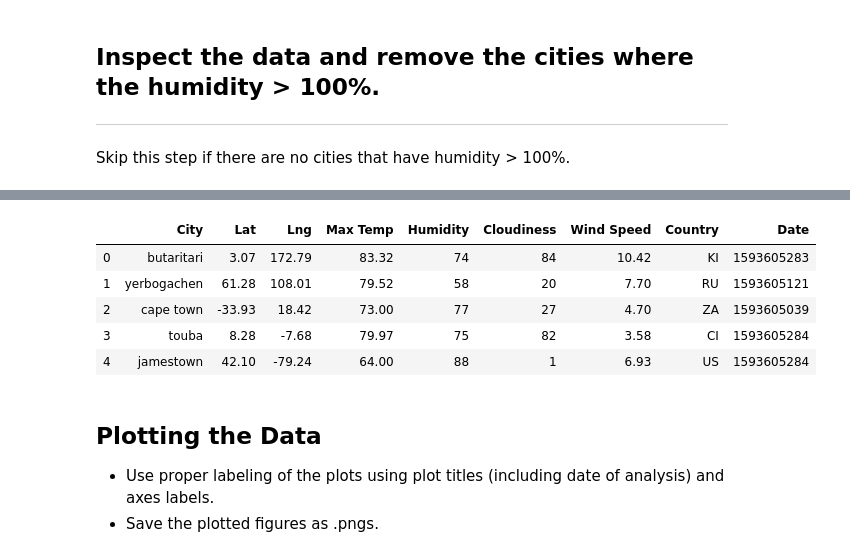
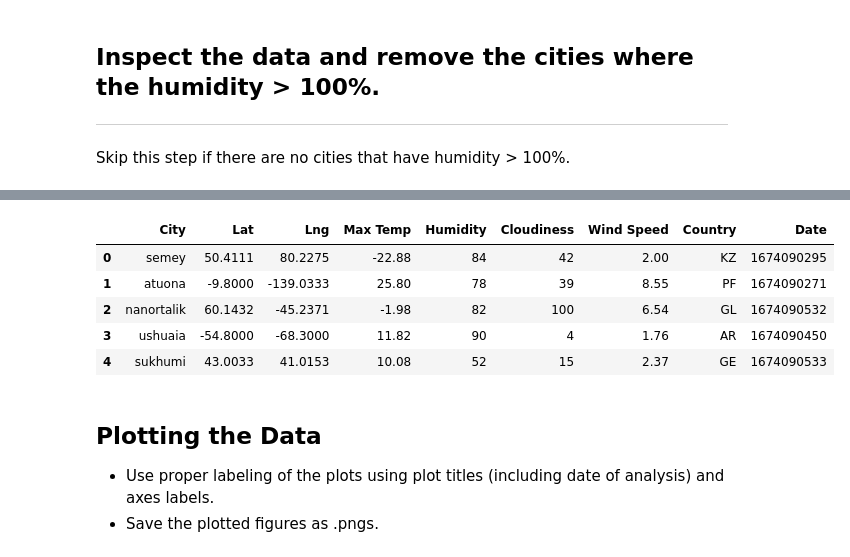
Before and after one commit to JMNugent1/python-api-challenge, a Jupyter notebook: WeatherPy/WeatherPy.ipynb, the cells around one changed output, grey strips where cells are left out. Cells and saved outputs as stored; diff of their text form; code cells hidden in the pictures.

```diff
--- a/WeatherPy/WeatherPy.ipynb
+++ b/WeatherPy/WeatherPy.ipynb
@@ -99,0 +131,3 @@ Data Retrieval Complete
+# %%
+df = pd.DataFrame(city_data)
+df.head()
@@ -114,0 +157,3 @@ Skip this step if there are no cities that have humidity > 100%.
+# %%
+humidity_index = df[(df["Humidity"] > 100)].index
+type(humidity_index)
@@ -119,13 +164,16 @@ Int64Index([], dtype='int64')
 # %%
 # Make a new DataFrame equal to the city data to drop all humidity outliers by index.
 # Passing "inplace=False" will make a copy of the city_data DataFrame, which we call "clean_city_data".
+
+clean_city_df = df.drop(humidity_index, inplace=False)
+clean_city_df.head()
 # %% [output]
 |  | City | Lat | Lng | Max Temp | Humidity | Cloudiness | Wind Speed | Country | Date |
-| 0 | butaritari | 3.07 | 172.79 | 83.32 | 74 | 84 | 10.42 | KI | 1593605283 |
-| 1 | yerbogachen | 61.28 | 108.01 | 79.52 | 58 | 20 | 7.70 | RU | 1593605121 |
-| 2 | cape town | -33.93 | 18.42 | 73.00 | 77 | 27 | 4.70 | ZA | 1593605039 |
-| 3 | touba | 8.28 | -7.68 | 79.97 | 75 | 82 | 3.58 | CI | 1593605284 |
-| 4 | jamestown | 42.10 | -79.24 | 64.00 | 88 | 1 | 6.93 | US | 1593605284 |
+| 0 | semey | 50.4111 | 80.2275 | -22.88 | 84 | 42 | 2.00 | KZ | 1674090295 |
+| 1 | atuona | -9.8000 | -139.0333 | 25.80 | 78 | 39 | 8.55 | PF | 1674090271 |
+| 2 | nanortalik | 60.1432 | -45.2371 | -1.98 | 82 | 100 | 6.54 | GL | 1674090532 |
+| 3 | ushuaia | -54.8000 | -68.3000 | 11.82 | 90 | 4 | 1.76 | AR | 1674090450 |
+| 4 | sukhumi | 43.0033 | 41.0153 | 10.08 | 52 | 15 | 2.37 | GE | 1674090533 |
 # %% [markdown]
 ## Plotting the Data
 * Use proper labeling of the plots using plot titles (including date of analysis) and axes labels.
```
Also changed, not shown: parts of 37 cells of this notebook, 4 other files.
